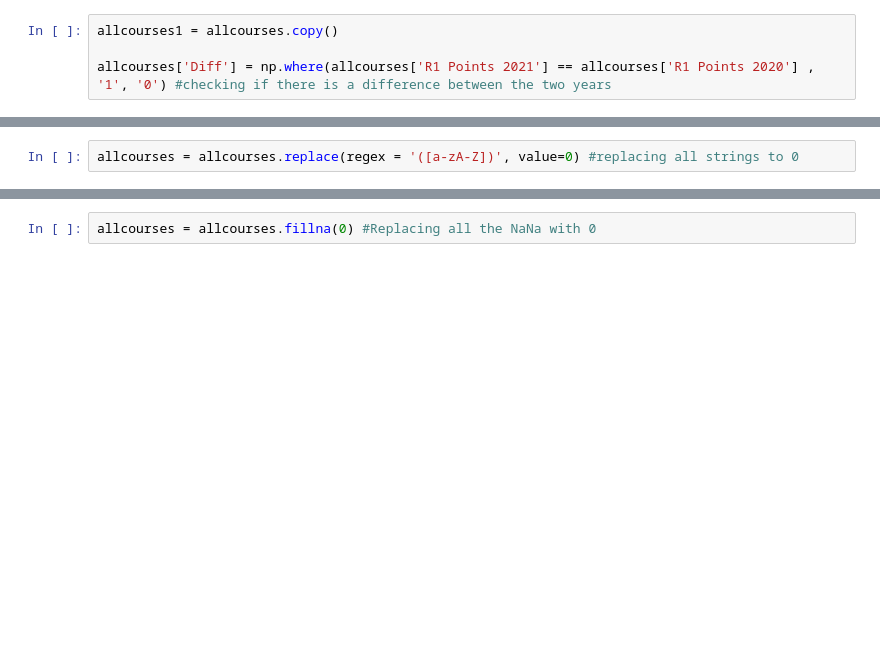
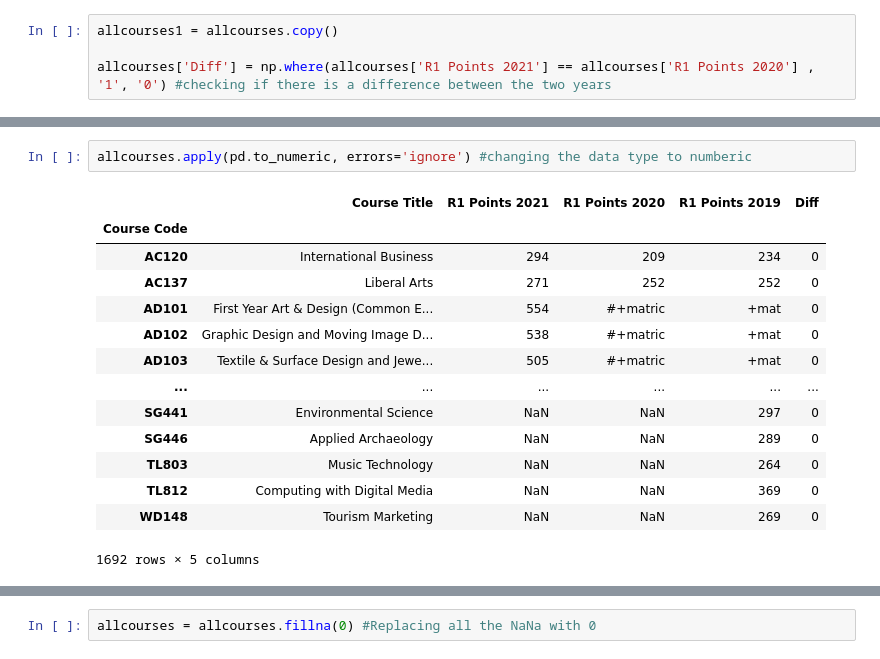
Before and after one commit to Cossie01/Fundamentals-of-Data-Analysis-Assessment, a Jupyter notebook: cao.ipynb, the cells around one changed output, grey strips where cells are left out. Cells and saved outputs as stored; diff of their text form; blank space fills up the shorter version.

Commit message:
Issues with the data type

```diff
--- a/cao.ipynb
+++ b/cao.ipynb
@@ -860,4 +846,2 @@ R1 Points 2019    276
 Diff                0
 dtype: int64
-# %%
-allcourses = allcourses.replace(regex = '([a-zA-Z])', value=0) #replacing all strings to 0
@@ -863,0 +863,17 @@ allcourses = allcourses.replace(regex = '([a-zA-Z])', value=0) #replacing all st
+# %%
+allcourses.apply(pd.to_numeric, errors='ignore') #changing the data type to numberic
+# %% [output]
+|  | Course Title | R1 Points 2021 | R1 Points 2020 | R1 Points 2019 | Diff |
+| Course Code |  |  |  |  |  |
+| AC120 | International Business | 294 | 209 | 234 | 0 |
+| AC137 | Liberal Arts | 271 | 252 | 252 | 0 |
+| AD101 | First Year Art & Design (Common E... | 554 | #+matric | +mat | 0 |
+| AD102 | Graphic Design and Moving Image D... | 538 | #+matric | +mat | 0 |
+| AD103 | Textile & Surface Design and Jewe... | 505 | #+matric | +mat | 0 |
+| ... | ... | ... | ... | ... | ... |
+| SG441 | Environmental Science | NaN | NaN | 297 | 0 |
+| SG446 | Applied Archaeology | NaN | NaN | 289 | 0 |
+| TL803 | Music Technology | NaN | NaN | 264 | 0 |
+| TL812 | Computing with Digital Media | NaN | NaN | 369 | 0 |
+| WD148 | Tourism Marketing | NaN | NaN | 269 | 0 |
+1692 rows × 5 columns
```
Also changed, not shown: parts of 41 cells of this notebook, 20 other files.
